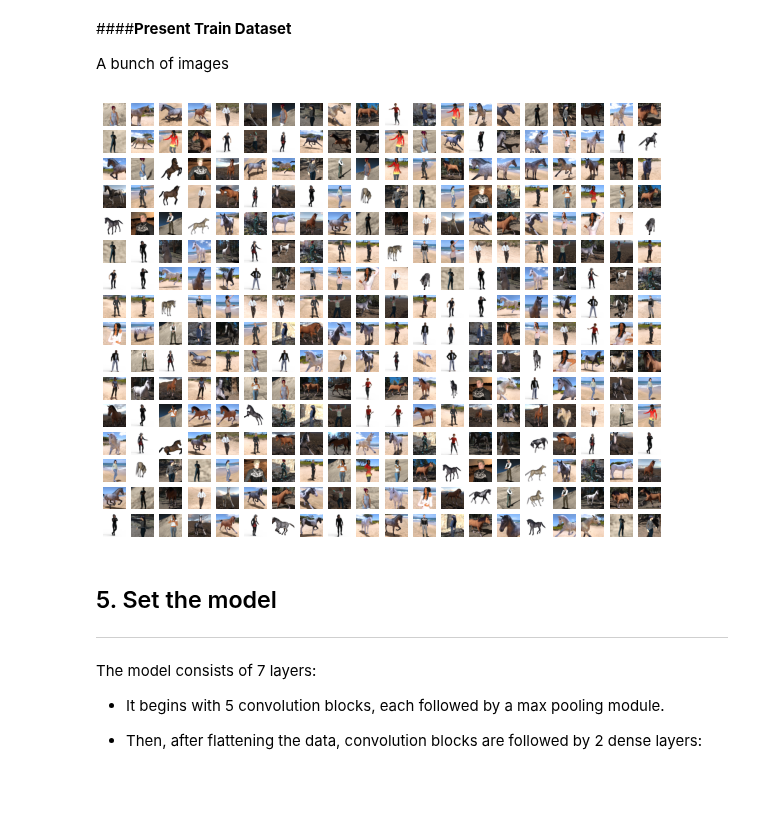
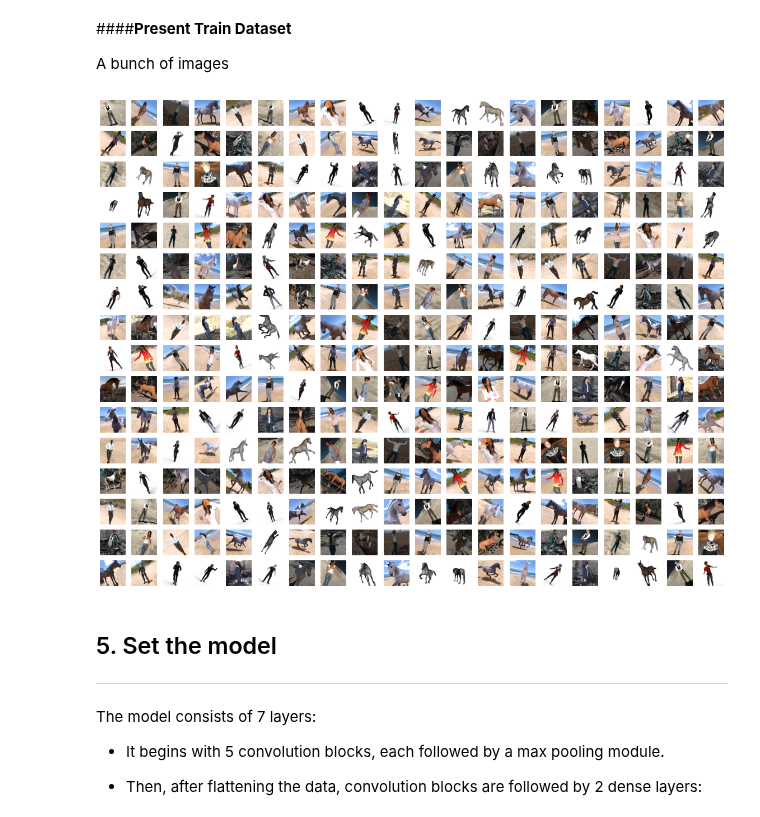
Before and after one commit to ronen-halevy/ai-notebooks, a Jupyter notebook: image-classification/Building_Tensorflow_Image_Input_Pipeline_Part_2_Using_Keras_Utils.ipynb, the cells around one changed output. Saved outputs shown, nothing was run; the diff lists cells and outputs as text; code cells hidden in the pictures; blank space fills up the shorter version.

```diff
--- a/image-classification/Building_Tensorflow_Image_Input_Pipeline_Part_2_Using_Keras_Utils.ipynb
+++ b/image-classification/Building_Tensorflow_Image_Input_Pipeline_Part_2_Using_Keras_Utils.ipynb
@@ -404,16 +412,18 @@ train_ds = train_ds.map(lambda x, y: (data_augmentation(x), y))
 
 A bunch of images
 # %%
-plt.figure(figsize=(10, 10))
-batches_in_loop = 10
+plt.figure(figsize=(20, 20))
+batches_in_loop = np.minimum(10, len(train_ds))
+cnt = 0
 for j in range(batches_in_loop):
   image_batch, _ = next(iter(train_ds))
-  for i in range(32):
-    ax = plt.subplot(20, 20, j*32 + i + 1)
+  for i in range(len(image_batch)):
+    cnt +=1
+    ax = plt.subplot(20, 20, cnt)
     plt.imshow(image_batch[i])
     plt.axis("off")
 # %% [output]
-[figure, old version]
+[figure, new version]
 # %% [markdown]
 ## 5. Set the model
 ---
```
Also changed, not shown: parts of 5 cells of this notebook.
